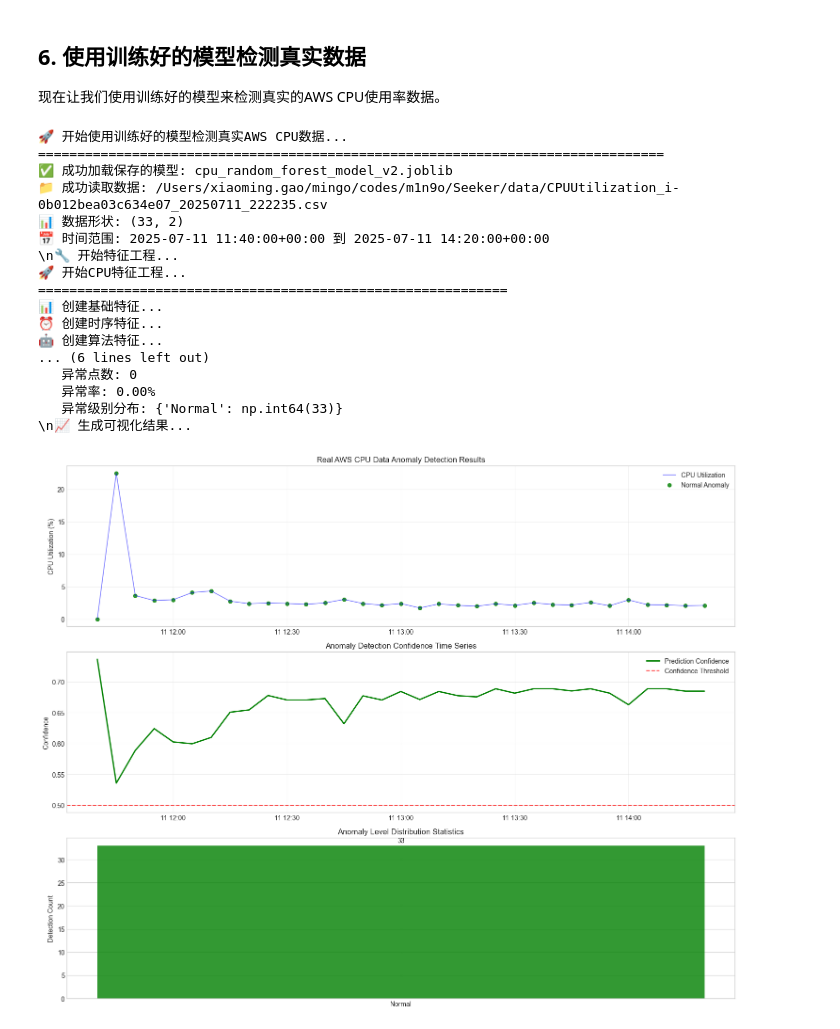
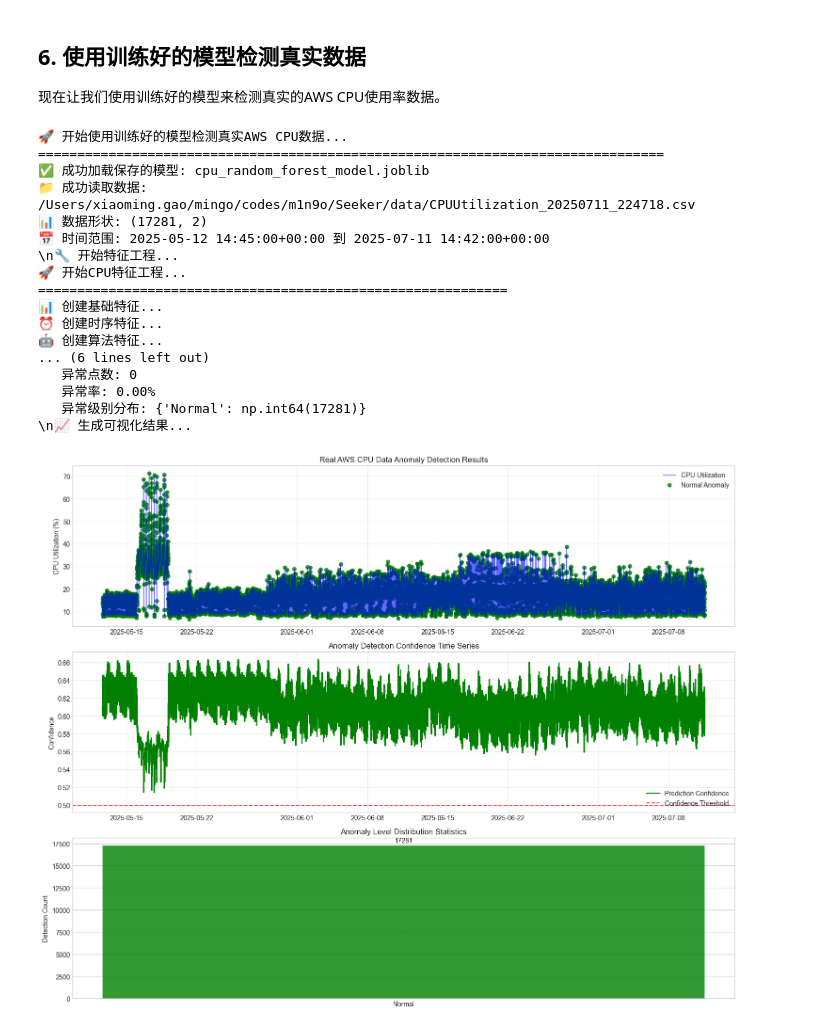
Before and after one commit to claywares/Seeker, a Jupyter notebook: notebooks/cpu_training_data_generator.ipynb, the cells around one changed output. Cells and saved outputs as stored; diff of their text form; code cells hidden in the pictures.

Commit message:
verify model

```diff
--- a/notebooks/cpu_training_data_generator.ipynb
+++ b/notebooks/cpu_training_data_generator.ipynb
@@ -1909,9 +1909,11 @@ print("🚀 开始使用训练好的模型检测真实AWS CPU数据...")
 print("=" * 80)
 
 # 文件路径
-model_path = "cpu_random_forest_model_v2.joblib"
+model_path = "cpu_random_forest_model.joblib"
+# model_path = "cpu_random_forest_model_v2.joblib"
 # csv_path = "data/CPUUtilization_i-00f458499ca38a3c7_20250704_183522.csv"
-csv_path = "data/CPUUtilization_i-0b012bea03c634e07_20250711_222235.csv"
+# csv_path = "data/CPUUtilization_i-0b012bea03c634e07_20250711_222235.csv"
+csv_path = "data/CPUUtilization_20250711_224718.csv"
 
 # 创建检测器
 detector = RealDataDetector(model_path)
@@ -1934,37 +1936,37 @@ if detector.model is not None:  # 确保模型加载成功
         else:
             print("   未检测到异常点")
 
         # 显示一些正常样本作为对比
         print("\\n📋 正常样本示例（前5个）:")
         normal_samples = results_df[results_df['anomaly_prediction'] == 0].head(5)
         if len(normal_samples) > 0:
             print(normal_samples[['timestamp', 'cpu_utilization', 'anomaly_level', 'confidence_score']].to_string(index=False))
         else:
             print("   没有检测到正常样本")
 
         print("\\n" + "=" * 80)
         print("✅ 真实数据异常检测完成!")
     else:
         print("❌ 检测失败，请检查数据文件")
 else:
     print("❌ 模型加载失败，无法进行检测")
 # %% [output]
 🚀 开始使用训练好的模型检测真实AWS CPU数据...
 ================================================================================
-✅ 成功加载保存的模型: cpu_random_forest_model_v2.joblib
-📁 成功读取数据: /Users/xiaoming.gao/mingo/codes/m1n9o/Seeker/data/CPUUtilization_i-0b012bea03c634e07_20250711_222235.csv
-📊 数据形状: (33, 2)
-📅 时间范围: 2025-07-11 11:40:00+00:00 到 2025-07-11 14:20:00+00:00
+✅ 成功加载保存的模型: cpu_random_forest_model.joblib
+📁 成功读取数据: /Users/xiaoming.gao/mingo/codes/m1n9o/Seeker/data/CPUUtilization_20250711_224718.csv
+📊 数据形状: (17281, 2)
+📅 时间范围: 2025-05-12 14:45:00+00:00 到 2025-07-11 14:42:00+00:00
 \n🔧 开始特征工程...
 🚀 开始CPU特征工程...
 ============================================================
 📊 创建基础特征...
 ⏰ 创建时序特征...
 🤖 创建算法特征...
 ... (6 lines left out)
    异常点数: 0
    异常率: 0.00%
-   异常级别分布: {'Normal': np.int64(33)}
+   异常级别分布: {'Normal': np.int64(17281)}
 \n📈 生成可视化结果...
-[figure, old version]
+[figure, new version]
 📊 Detection summary:
```
Also changed, not shown: parts of 1 cell of this notebook, 1 other file.
